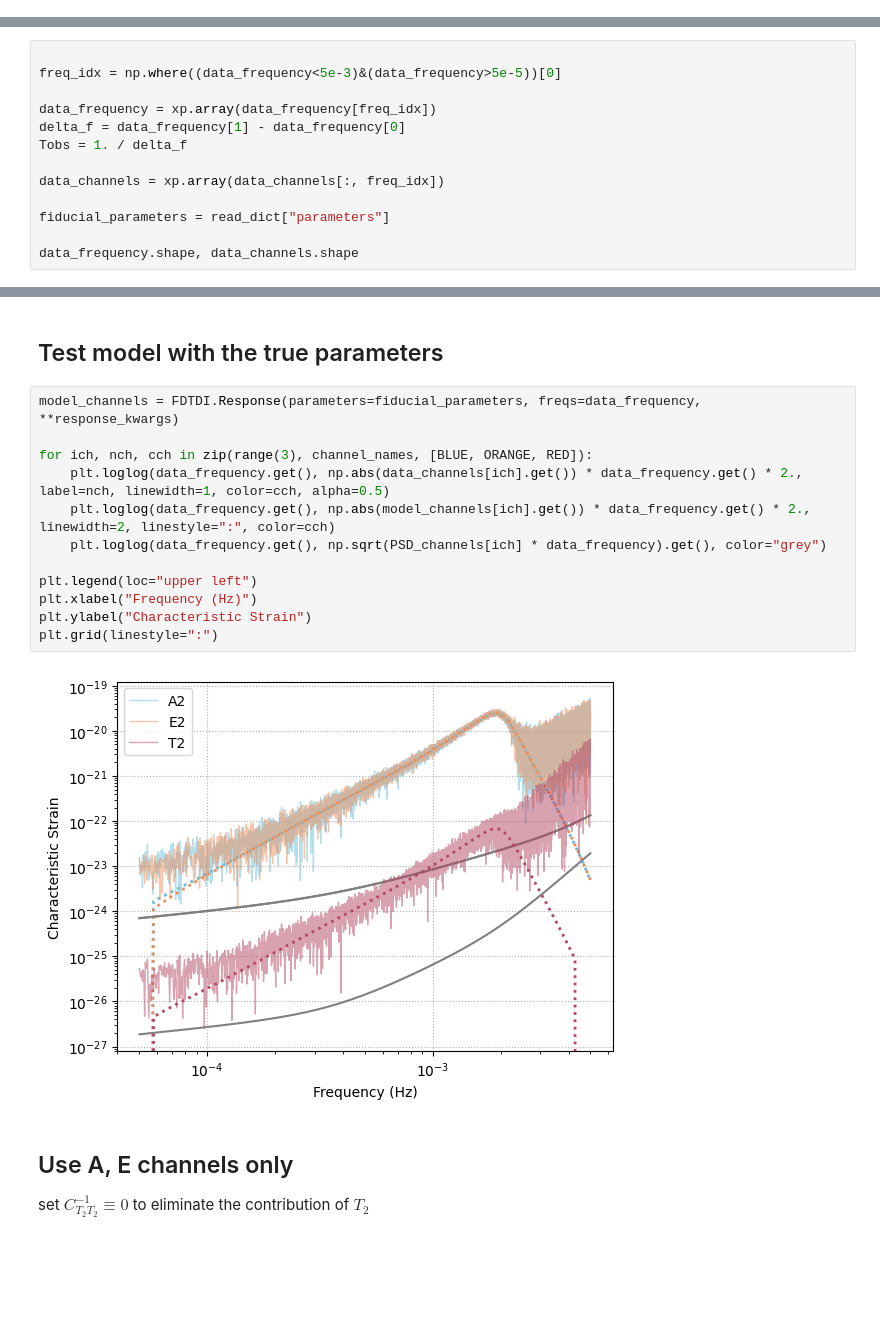
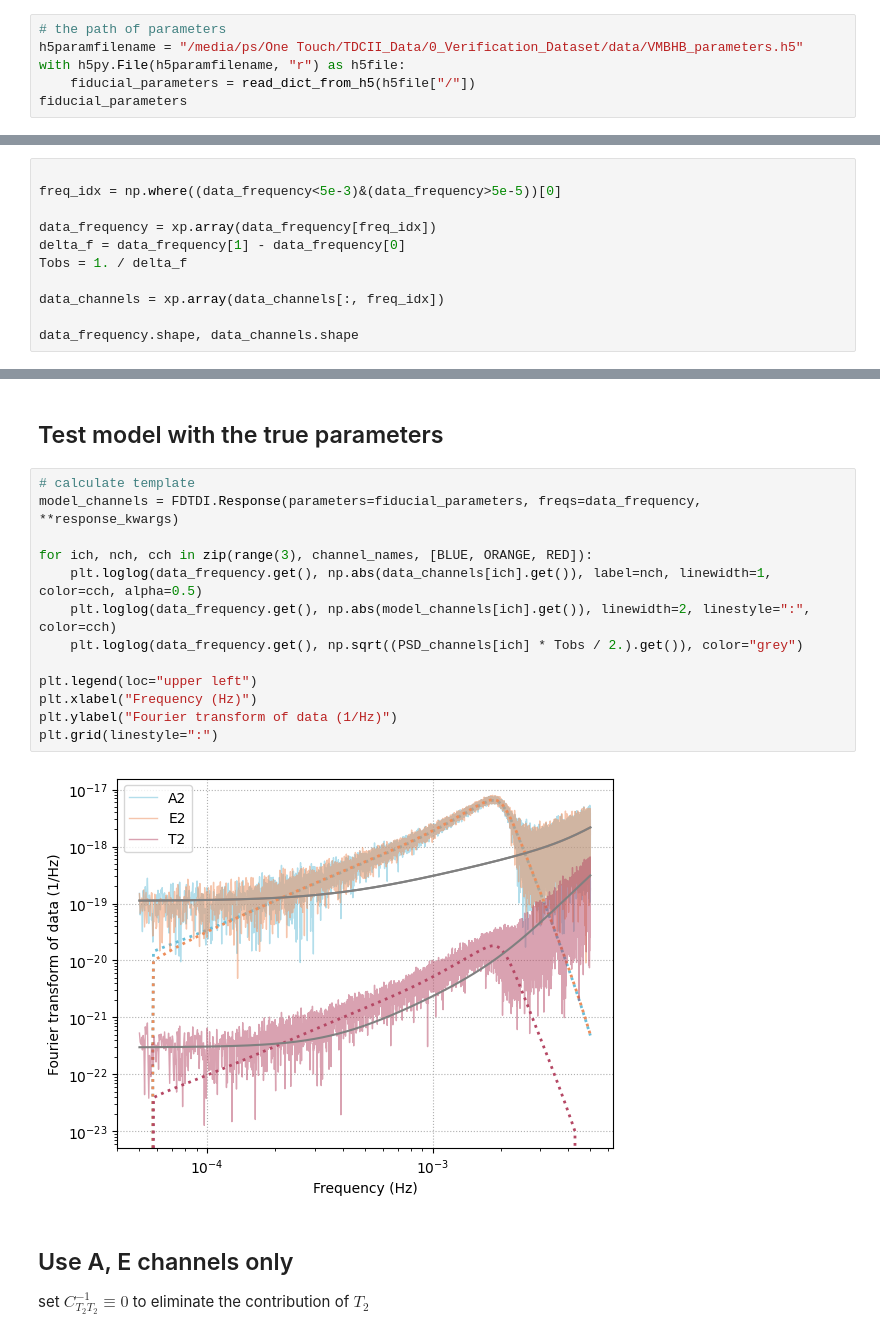
Before and after one commit to TriangleDataCenter/Triangle-BBH, a Jupyter notebook: Examples/4_TDC_Verification_PE.ipynb, the cells around one changed output, grey strips where cells are left out. Saved outputs shown, nothing was run; the diff lists cells and outputs as text; blank space fills up the shorter version.

Commit message:
update example on TDC data

```diff
--- a/Examples/4_TDC_Verification_PE.ipynb
+++ b/Examples/4_TDC_Verification_PE.ipynb
@@ -55,0 +57,6 @@ dict_keys(['eta', 'parameters', 'time'])
+# %%
+# the path of parameters
+h5paramfilename = "/media/ps/One Touch/TDCII_Data/0_Verification_Dataset/data/VMBHB_parameters.h5"
+with h5py.File(h5paramfilename, "r") as h5file:
+    fiducial_parameters = read_dict_from_h5(h5file["/"])
+fiducial_parameters
@@ -121,8 +143,6 @@ Tobs = 1. / delta_f
 
 data_channels = xp.array(data_channels[:, freq_idx])
 
-fiducial_parameters = read_dict["parameters"]
-
 data_frequency.shape, data_channels.shape
 # %% [output]
 ((12830,), (3, 12830))
@@ -204,19 +223,20 @@ arm lengths: {'12': array(9.96294132), '13': array(9.97838133), '23': array(10.0
 # %% [markdown]
 ## Test model with the true parameters
 # %%
+# calculate template
 model_channels = FDTDI.Response(parameters=fiducial_parameters, freqs=data_frequency, **response_kwargs)
 
 for ich, nch, cch in zip(range(3), channel_names, [BLUE, ORANGE, RED]):
-    plt.loglog(data_frequency.get(), np.abs(data_channels[ich].get()) * data_frequency.get() * 2., label=nch, linewidth=1, color=cch, alpha=0.5)
-    plt.loglog(data_frequency.get(), np.abs(model_channels[ich].get()) * data_frequency.get() * 2., linewidth=2, linestyle=":", color=cch)
-    plt.loglog(data_frequency.get(), np.sqrt(PSD_channels[ich] * data_frequency).get(), color="grey")
+    plt.loglog(data_frequency.get(), np.abs(data_channels[ich].get()), label=nch, linewidth=1, color=cch, alpha=0.5)
+    plt.loglog(data_frequency.get(), np.abs(model_channels[ich].get()), linewidth=2, linestyle=":", color=cch)
+    plt.loglog(data_frequency.get(), np.sqrt((PSD_channels[ich] * Tobs / 2.).get()), color="grey")
 
 plt.legend(loc="upper left")
 plt.xlabel("Frequency (Hz)")
-plt.ylabel("Characteristic Strain")
+plt.ylabel("Fourier transform of data (1/Hz)")
 plt.grid(linestyle=":")
 # %% [output]
-[figure, old version]
+[figure, new version]
 # %% [markdown]
 ## Use A, E channels only
 set $C^{-1}_{T_2 T_2} \equiv 0$ to eliminate the contribution of $T_2$
```
Also changed, not shown: parts of 11 cells of this notebook.
